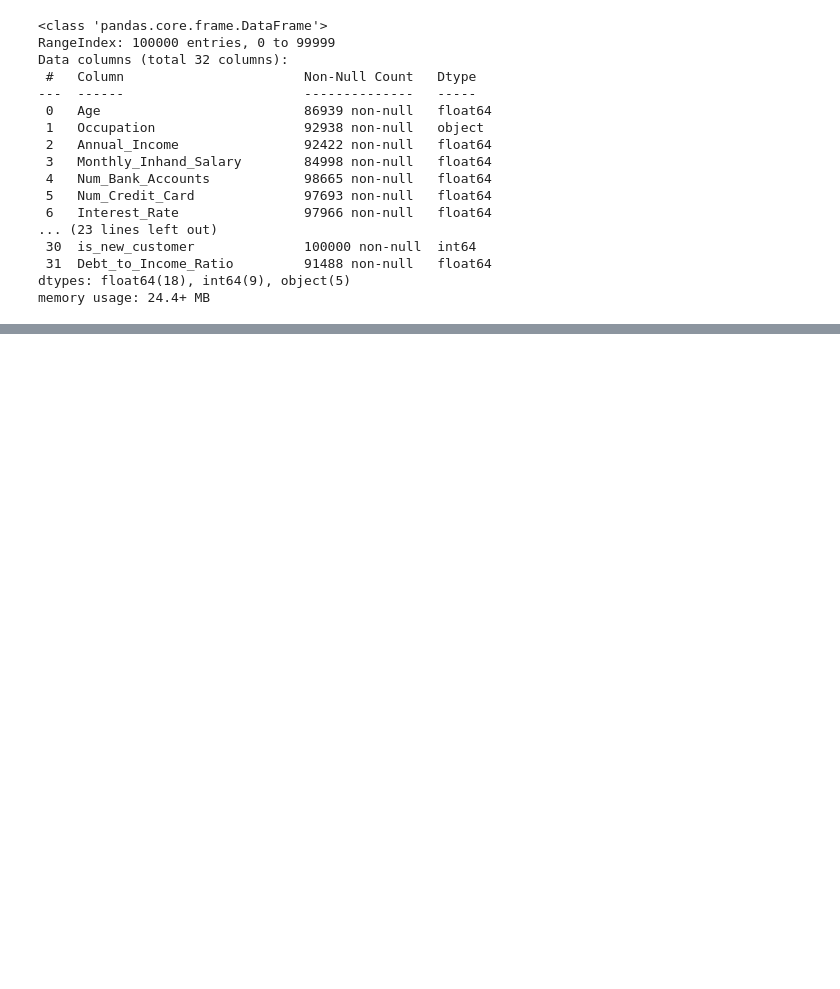
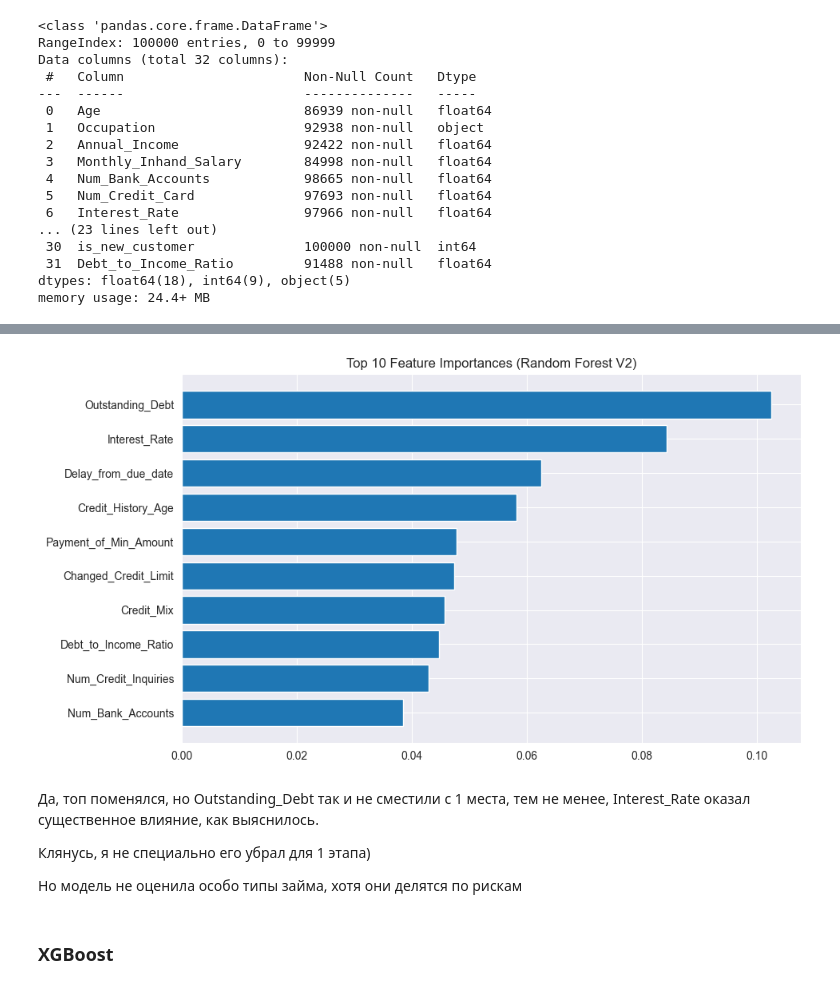
Before and after one commit to Qweeckusha/PROJECT01_credit-score-ml, a Jupyter notebook: classification-model.ipynb, the cells around one changed output, grey strips where cells are left out. Cells and saved outputs as stored; diff of their text form; code cells hidden in the pictures; blank space fills up the shorter version.

Commit message:
step 2 done. project01 done

```diff
--- a/classification-model.ipynb
+++ b/classification-model.ipynb
@@ -839,0 +899,21 @@ preprocessor_v2 = ColumnTransformer(
+# %%
+rf_pipeline_v2 = Pipeline([
+    ('preprocessor', preprocessor_v2),
+    ('classifier', RandomForestClassifier(
+        n_estimators=100,
+        class_weight='balanced',
+        random_state=42,
+        n_jobs=-1
+    ))
+])
+
+# Обучение
+rf_pipeline_v2.fit(X_train_inner_v2, y_train_inner_v2)
+
+y_pred_rf_v2 = rf_pipeline_v2.predict(X_val_v2)
+
+# Метрики
+f1_rf_v2 = f1_score(y_val_v2, y_pred_rf_v2, average='macro')
+print(f"Random Forest F1-macro: {f1_rf_v2:.4f}")
+print("\nClassification Report:")
+print(classification_report(y_val_v2, y_pred_rf_v2))
@@ -839,0 +939,13 @@ preprocessor_v2 = ColumnTransformer(
+# %%
+# получаем модель и смотрим на её важности) Возможно у модели 2 этапа свои взгляды
+rf_model_v2 = rf_pipeline_v2.named_steps['classifier']
+importances_v2 = rf_model_v2.feature_importances_
+
+feature_names_v2 = num_features_v2 + cat_features_v2
+
+feat_imp_v2 = pd.DataFrame({ # В датафрейме удобнее смотреть
+    'feature': feature_names_v2,
+    'importance': importances_v2
+}).sort_values('importance', ascending=False)
+
+print(feat_imp_v2)
@@ -839,0 +970,16 @@ preprocessor_v2 = ColumnTransformer(
+# %%
+plt.figure(figsize=(10, 6))
+plt.barh(feat_imp_v2['feature'][:10], feat_imp_v2['importance'][:10]) # топ 10
+plt.gca().invert_yaxis()
+plt.title('Top 10 Feature Importances (Random Forest V2)')
+plt.show()
+# %% [output]
+[figure, added]
+# %% [markdown]
+Да, топ поменялся, но Outstanding_Debt так и не сместили с 1 места, тем не менее, Interest_Rate оказал существенное влияние, как выяснилось.
+
+Клянусь, я не специально его убрал для 1 этапа)
+
+Но модель не оценила особо типы займа, хотя они делятся по рискам
+# %% [markdown]
+### XGBoost
```
Also changed, not shown: parts of 20 cells of this notebook.
